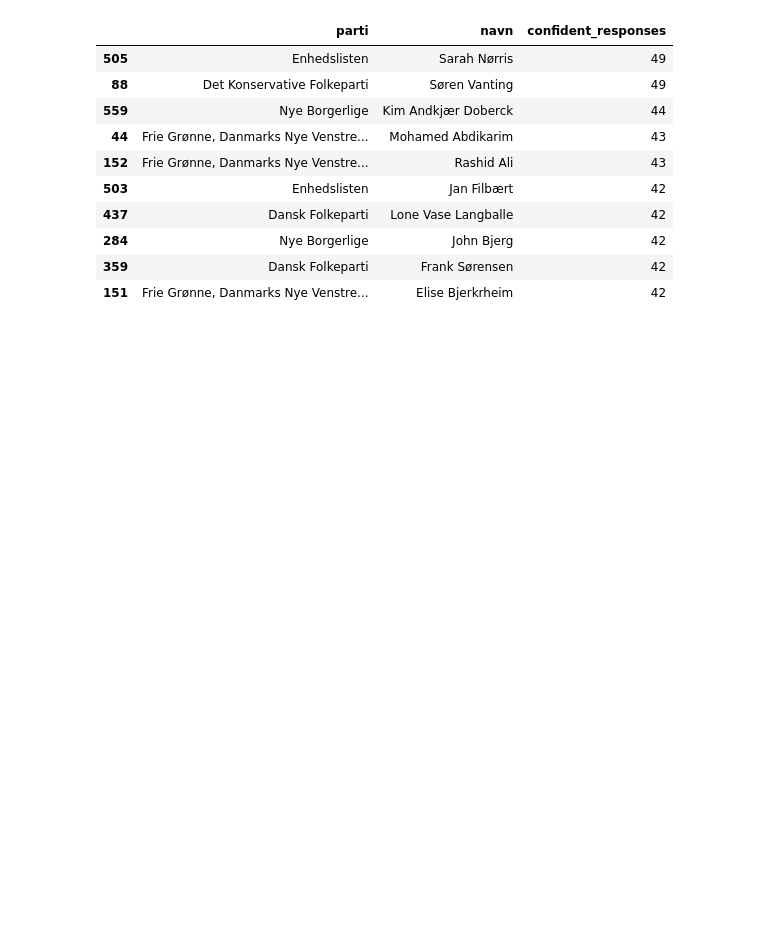
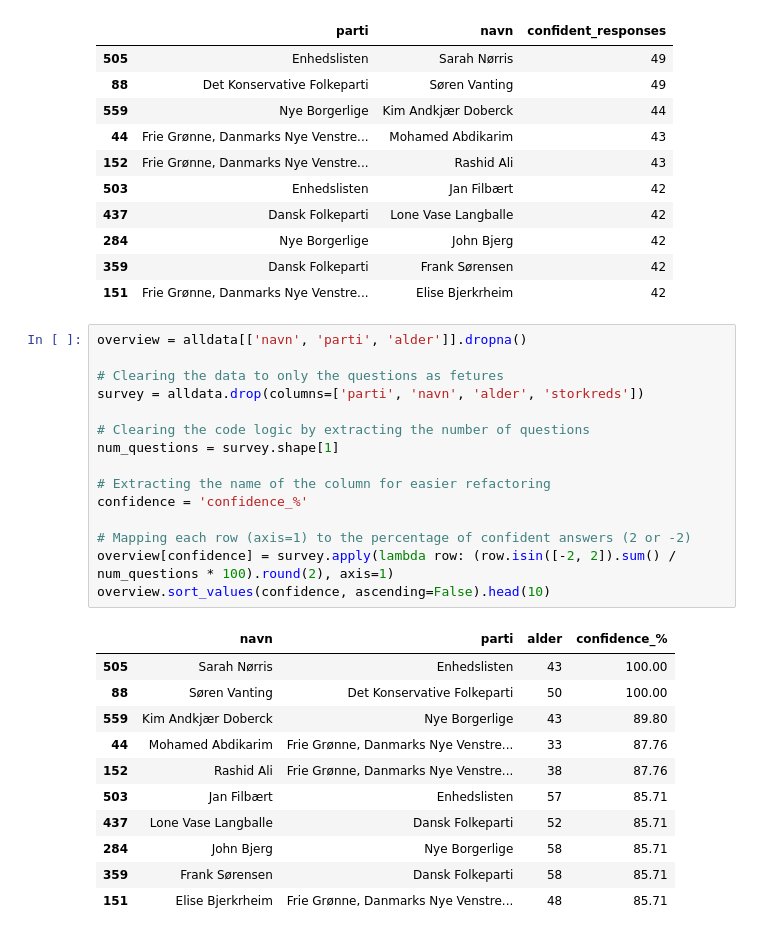
Before and after one commit to radoslavKiryazov/MAL, a Jupyter notebook: Assignment 2/2. Candidate Test 2022 I.ipynb, the cells around one changed output. Cells and saved outputs as stored; diff of their text form; blank space fills up the shorter version.

Commit message:
Another version of the confident overview

```diff
--- a/Assignment 2/2. Candidate Test 2022 I.ipynb
+++ b/Assignment 2/2. Candidate Test 2022 I.ipynb
@@ -142,3 +142,30 @@ confident_data.sort_values('confident_responses', ascending=False).head(10)
 | 284 | Nye Borgerlige | John Bjerg | 42 |
 | 359 | Dansk Folkeparti | Frank Sørensen | 42 |
 | 151 | Frie Grønne, Danmarks Nye Venstre... | Elise Bjerkrheim | 42 |
+# %%
+overview = alldata[['navn', 'parti', 'alder']].dropna()
+
+# Clearing the data to only the questions as fetures
+survey = alldata.drop(columns=['parti', 'navn', 'alder', 'storkreds'])
+
+# Clearing the code logic by extracting the number of questions
+num_questions = survey.shape[1]
+
+# Extracting the name of the column for easier refactoring
+confidence = 'confidence_%'
+
+# Mapping each row (axis=1) to the percentage of confident answers (2 or -2)
+overview[confidence] = survey.apply(lambda row: (row.isin([-2, 2]).sum() / num_questions * 100).round(2), axis=1)
+overview.sort_values(confidence, ascending=False).head(10)
+# %% [output]
+|  | navn | parti | alder | confidence_% |
+| 505 | Sarah Nørris | Enhedslisten | 43 | 100.00 |
+| 88 | Søren Vanting | Det Konservative Folkeparti | 50 | 100.00 |
+| 559 | Kim Andkjær Doberck | Nye Borgerlige | 43 | 89.80 |
+| 44 | Mohamed Abdikarim | Frie Grønne, Danmarks Nye Venstre... | 33 | 87.76 |
+| 152 | Rashid Ali | Frie Grønne, Danmarks Nye Venstre... | 38 | 87.76 |
+| 503 | Jan Filbært | Enhedslisten | 57 | 85.71 |
+| 437 | Lone Vase Langballe | Dansk Folkeparti | 52 | 85.71 |
+| 284 | John Bjerg | Nye Borgerlige | 58 | 85.71 |
+| 359 | Frank Sørensen | Dansk Folkeparti | 58 | 85.71 |
+| 151 | Elise Bjerkrheim | Frie Grønne, Danmarks Nye Venstre... | 48 | 85.71 |
```
